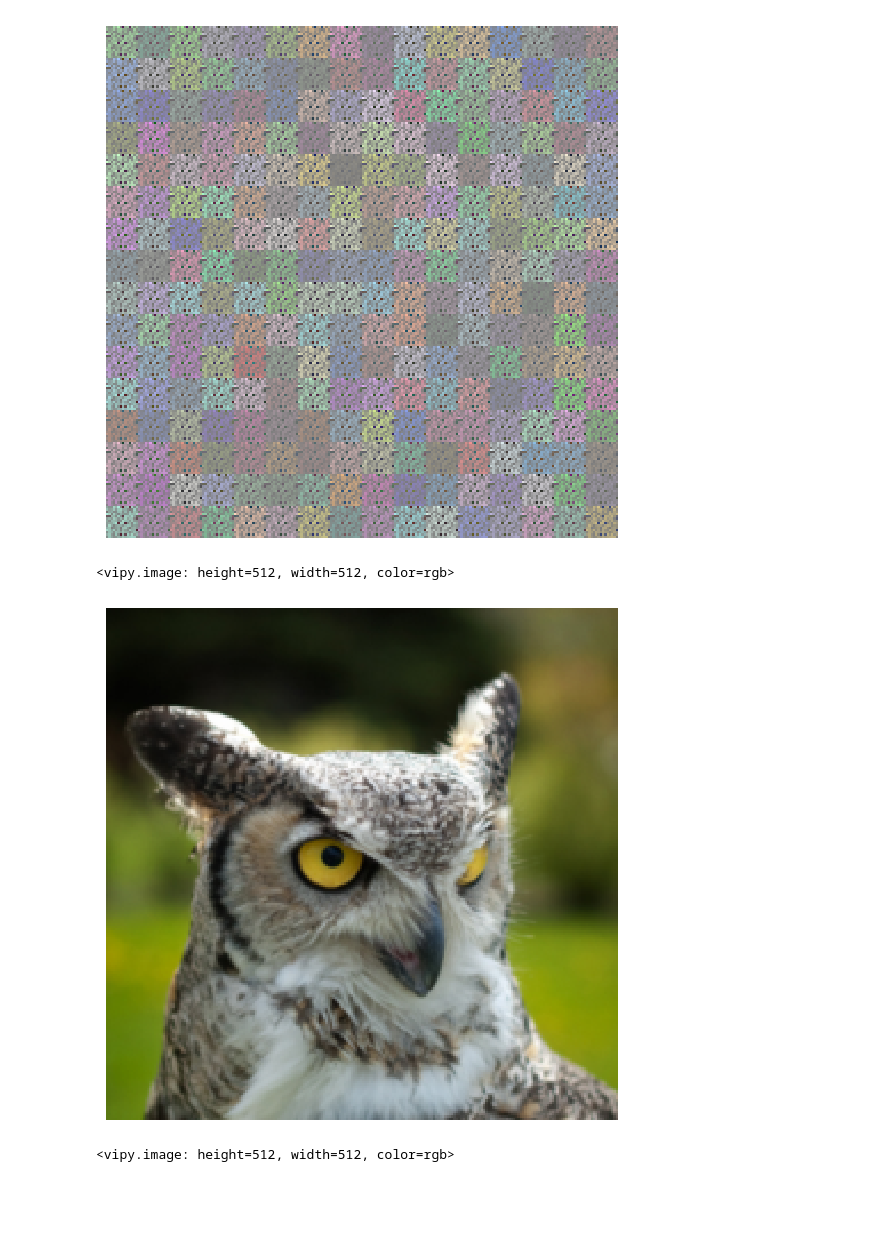
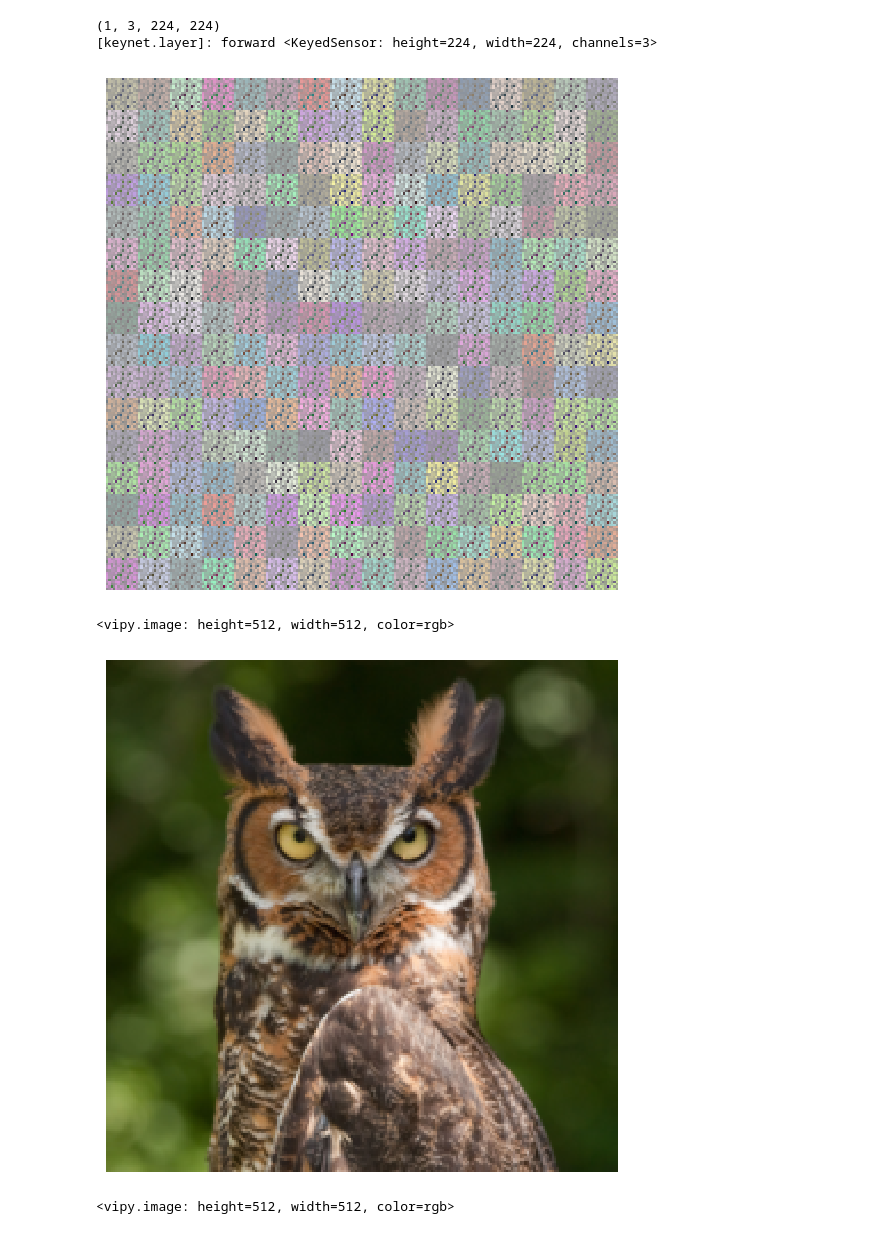
Before and after one commit to visym/keynet, a Jupyter notebook: demo/vgg16.ipynb, the cells around one changed output. Drawn from its saved outputs; the diff is of its cells as text; code cells hidden in the pictures; blank space fills up the shorter version.

```diff
--- a/demo/vgg16.ipynb
+++ b/demo/vgg16.ipynb
@@ -2,5 +2,5 @@
 import vipy
 from keynet.system import Keynet
 # %%
-im_source = vipy.calibration.testimage().show()
+im_source = vipy.image.owl().centersquare().mindim(224).show()
 # %% [output]
@@ -15,14 +15,17 @@ im_source = vipy.calibration.testimage().show()
                          memoryorder='block')
 # %%
 # Show the keyed image
+print(sensor._inshape)
 keyed = sensor.fromimage(im_source).encrypt()
-keyed.toimage().mindim(512, interp='nearest').show()
+keyed.toimage().maxsquare().mindim(512, interp='nearest').show()
 # %% [output]
+(1, 3, 224, 224)
+[keynet.layer]: forward <KeyedSensor: height=224, width=224, channels=3>
-[figure, old version]
+[figure, new version]
-<vipy.image: height=512, width=512, color=rgb>
+<vipy.image: height=512, width=512, color=rgb>
 # %%
 # Recover the original image
 keyed.decrypt().toimage().mindim(512, interp='nearest').show()
 # %% [output]
-[figure, old version]
+[figure, new version]
 <vipy.image: height=512, width=512, color=rgb>
```
Also changed, not shown: parts of 1 cell of this notebook, 1 other file.
